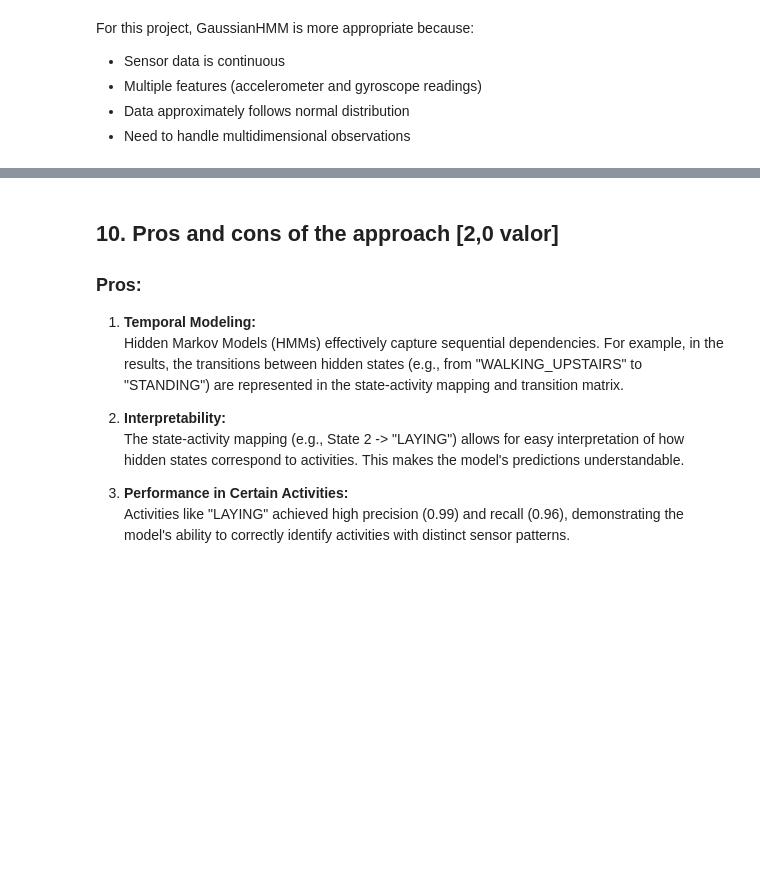
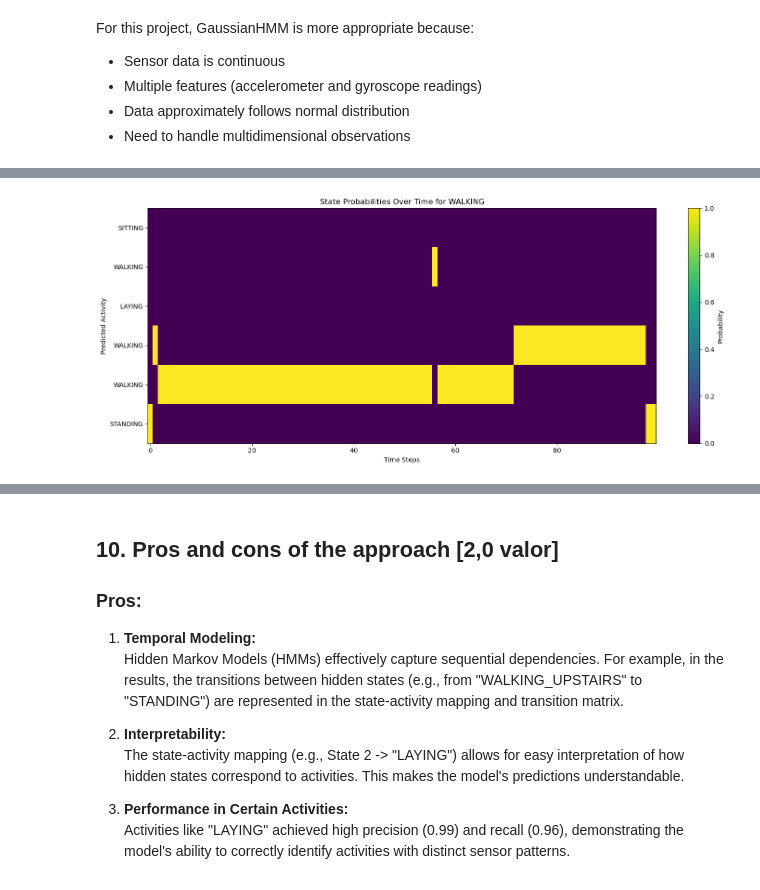
Before and after one commit to s126784/tmbd, a Jupyter notebook: Work-02-G3.ipynb, the cells around one changed output, grey strips where cells are left out. Drawn from its saved outputs; the diff is of its cells as text; code cells hidden in the pictures; blank space fills up the shorter version.

Commit message:
Add another example and improve accuracy

```diff
--- a/Work-02-G3.ipynb
+++ b/Work-02-G3.ipynb
@@ -205,0 +217,84 @@ State-Activity Mapping:
+# %%
+def create_example_sequence(X, y, activity, n_steps=100):
+    """Create an example sequence for a specific activity."""
+    activity_indices = np.where(y == activity)[0]
+    start_idx = activity_indices[0]
+    end_idx = min(start_idx + n_steps, len(X))
+    return X[start_idx:end_idx]
+
+def plot_state_probabilities(example_sequence, model, state_activity_map, activity):
+    """
+    Plot state probabilities over time with activity labels.
+
+    Parameters:
+    -----------
+    example_sequence : numpy.ndarray
+        Sequence of sensor readings
+    model : hmmlearn.hmm.GaussianHMM
+        Trained HMM model
+    state_activity_map : dict
+        Mapping from states to activity labels
+    activity : str
+        Target activity being analyzed
+    """
+    # Calculate state probabilities
+    state_probs = model.predict_proba(example_sequence)
+
+    # Get activity labels for y-axis
+    activity_labels = [state_activity_map[state] for state in range(len(state_activity_map))]
+
+    # Create visualization
+    plt.figure(figsize=(15, 6))
+    im = plt.imshow(state_probs.T, aspect='auto', cmap='viridis')
+    plt.colorbar(im, label='Probability')
+    plt.title(f'State Probabilities Over Time for {activity}')
+    plt.xlabel('Time Steps')
+    plt.ylabel('Predicted Activity')
+    plt.yticks(range(len(activity_labels)), activity_labels)
+    plt.tight_layout()
+    plt.show()
+
+    # Calculate and print statistics
+    predicted_states = model.predict(example_sequence)
+    predicted_activities = [state_activity_map[state] for state in predicted_states]
+
+    print(f"\nAnalysis for {activity} sequence:")
+    print("-" * 50)
+
+    # Calculate average probabilities for each state
+    avg_probs = np.mean(state_probs, axis=0)
+    print("\nAverage state probabilities:")
+    for i, (state, prob) in enumerate(zip(activity_labels, avg_probs)):
+        print(f"{state:<20}: {prob:.3f}")
+
+    # Calculate most frequent predictions
+    pred_counts = pd.Series(predicted_activities).value_counts()
+    print("\nPrediction distribution:")
+    for activity, count in pred_counts.items():
+        percentage = (count / len(predicted_activities)) * 100
+        print(f"{activity:<20}: {count:>3} times ({percentage:>5.1f}%)")
+
+    # Calculate state transitions
+    transitions = 0
+    current_state = predicted_states[0]
+    for state in predicted_states[1:]:
+        if state != current_state:
+            transitions += 1
+            current_state = state
+
+    print(f"\nNumber of state transitions: {transitions}")
+    print(f"Average state duration: {len(predicted_states)/max(1, transitions):.1f} time steps")
+
+    # Calculate maximum probability for each time step
+    max_probs = np.max(state_probs, axis=1)
+    print(f"\nModel confidence:")
+    print(f"Average maximum probability: {np.mean(max_probs):.3f}")
+    print(f"Minimum maximum probability: {np.min(max_probs):.3f}")
+    print(f"Maximum maximum probability: {np.max(max_probs):.3f}")
+
+# Example usage
+activity_to_analyze = "WALKING"
+example_sequence = create_example_sequence(X_train, y_train, activity_to_analyze)
+plot_state_probabilities(example_sequence, hmm_model, state_activity_map, activity_to_analyze)
+# %% [output]
+[figure, added]
```
Also changed, not shown: parts of 13 cells of this notebook.
